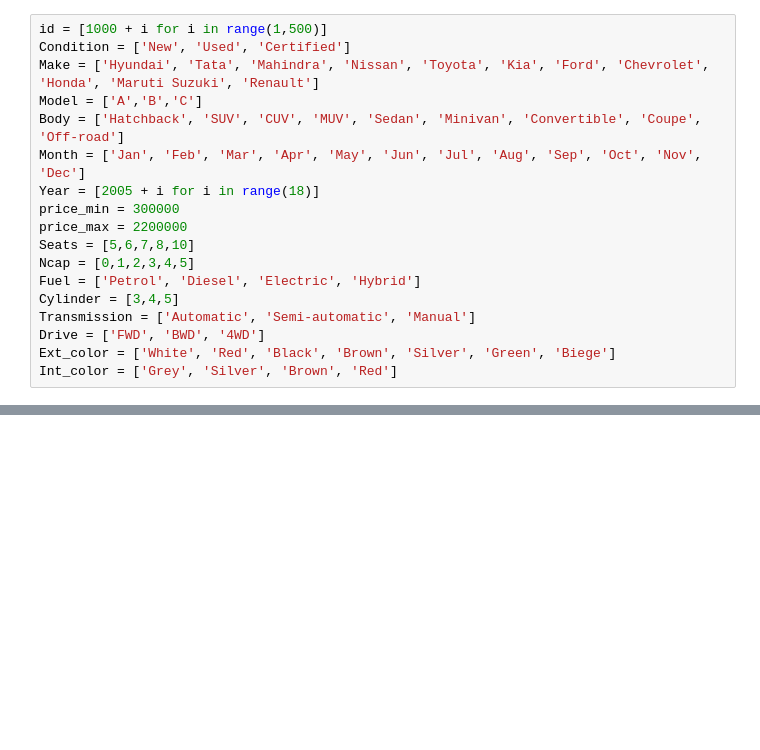
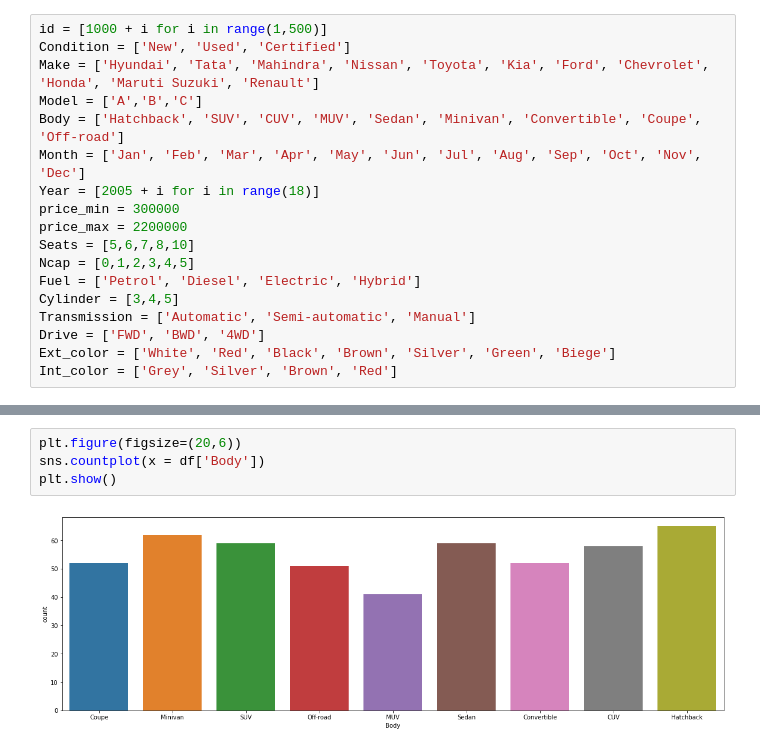
Before and after one commit to zafe312/car_recommender, a Jupyter notebook: car_recommender.ipynb, the cells around one changed output, grey strips where cells are left out. Saved outputs shown, nothing was run; the diff lists cells and outputs as text; blank space fills up the shorter version.

```diff
--- a/car_recommender.ipynb
+++ b/car_recommender.ipynb
@@ -95,0 +121,6 @@ df.describe()
+# %%
+plt.figure(figsize=(20,6))
+sns.countplot(x = df['Body'])
+plt.show()
+# %% [output]
+[figure, added]
```
Also changed, not shown: parts of 7 cells of this notebook.
